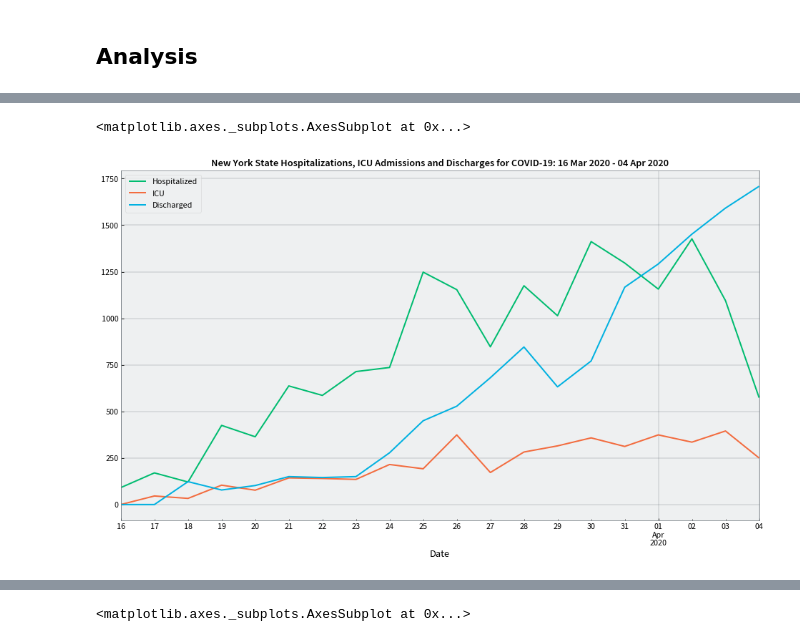
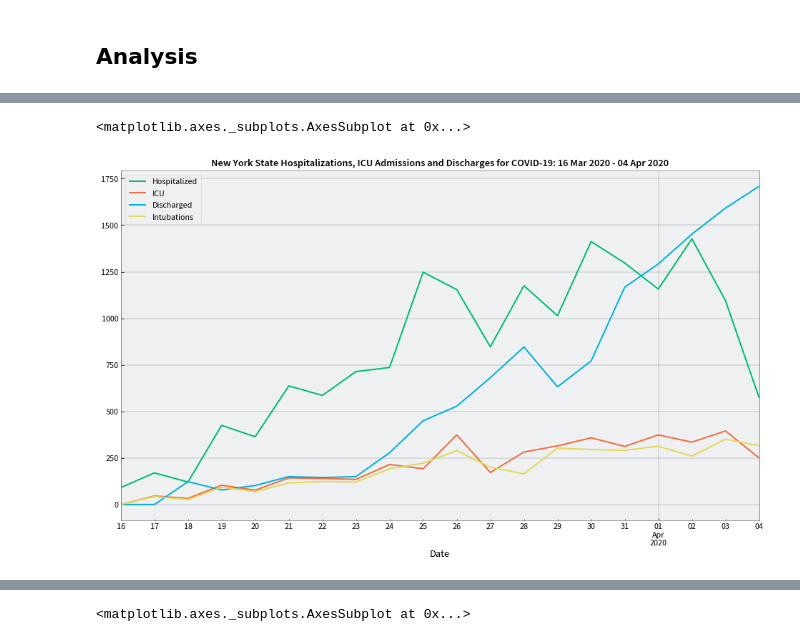
Before and after one commit to RobSpectre/COVID-19-Analysis, a Jupyter notebook: COVID-19 New York State Hospitalizations.ipynb, the cells around one changed output, grey strips where cells are left out. Drawn from its saved outputs; the diff is of its cells as text; code cells hidden in the pictures.

```diff
--- a/COVID-19 New York State Hospitalizations.ipynb
+++ b/COVID-19 New York State Hospitalizations.ipynb
@@ -92,7 +92,7 @@ tests_df[tests_df['state'] == 'NY'][['Date', 'hospitalizedCurrently', 'inIcuCurr
 # %%
-ny_state_hospitalization.groupby('Date')[['Hospitalized', 'ICU', 'Discharged']].sum().plot(kind='line',
+ny_state_hospitalization.groupby('Date')[['Hospitalized', 'ICU', 'Discharged', 'Intubations']].sum().plot(kind='line',
                                                                                            title="New York State Hospitalizations, ICU Admissions and Discharges for COVID-19: {0} - {1}".format(ny_state_hospitalization['Date'].min().date().strftime("%d %b %Y"),
                                                                                                                                                                                                  ny_state_hospitalization['Date'].max().date().strftime("%d %b %Y")))
 # %% [output]
 <matplotlib.axes._subplots.AxesSubplot at 0x...>
-[figure, old version]
+[figure, new version]
```
Also changed, not shown: parts of 5 cells of this notebook, 4 other files.
